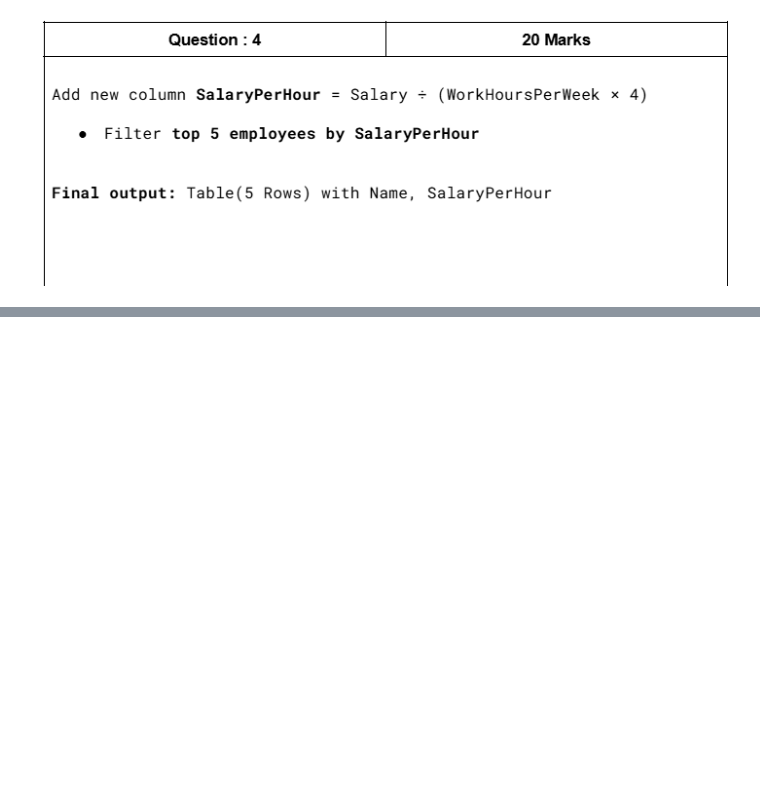
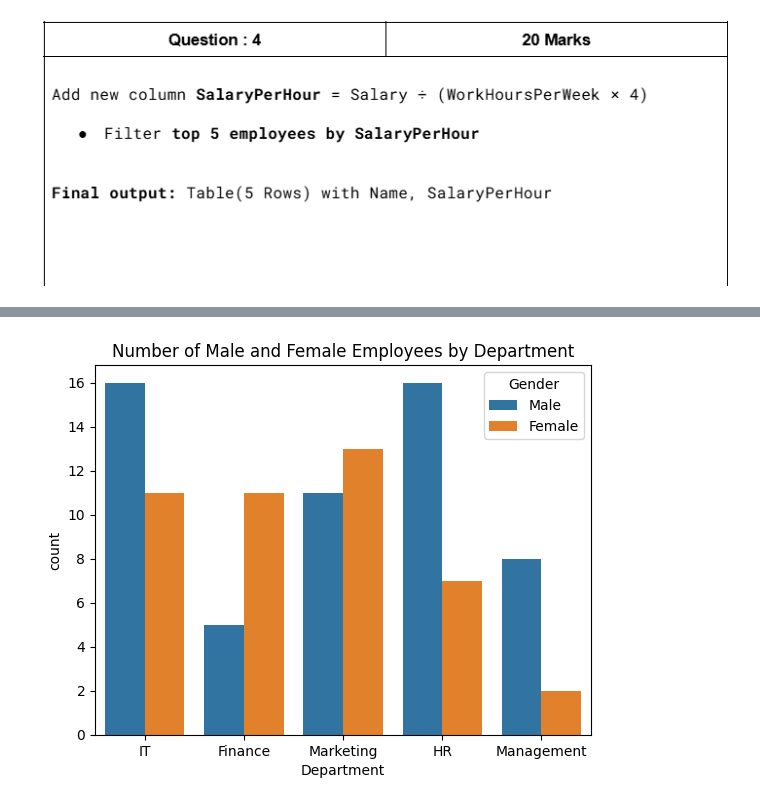
Before and after one commit to kaho0/Abstract, a Jupyter notebook: Finalee.ipynb, the cells around one changed output, grey strips where cells are left out. Drawn from its saved outputs; the diff is of its cells as text; code cells hidden in the pictures; blank space fills up the shorter version.

```diff
--- a/Finalee.ipynb
+++ b/Finalee.ipynb
@@ -62,3 +65,9 @@ top_5_emp
 | 80 | 181 | Employee_81 | 38 | Female | Marketing | 7 | 146306.0 | 39 | ... |
 # %% [markdown]
 ![image.png](embedded-picture-1)
+# %%
+sns.countplot(data=df, x='Department', hue='Gender')
+plt.title('Number of Male and Female Employees by Department')
+plt.show()
+# %% [output]
+[figure, added]
```
Also changed, not shown: parts of 3 cells of this notebook.
